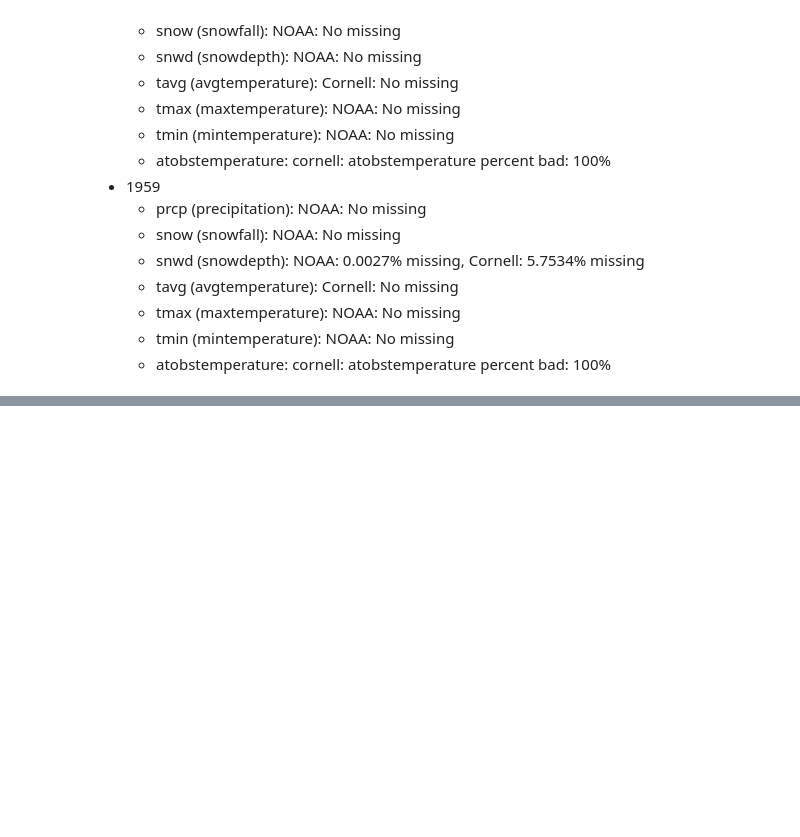
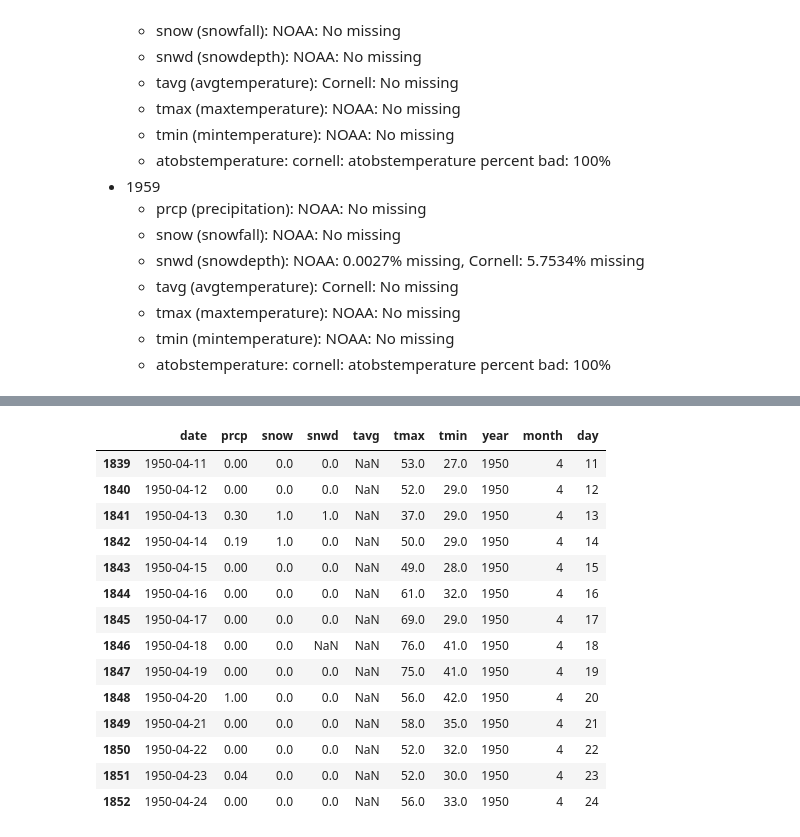
Before and after one commit to mrp10005/Bradley_CT_Weather, a Jupyter notebook: Bradley_Data_Cleansing_1_1_1943_12_31_2023.ipynb, the cells around one changed output, grey strips where cells are left out. Drawn from its saved outputs; the diff is of its cells as text; code cells hidden in the pictures; blank space fills up the shorter version.

```diff
--- a/Bradley_Data_Cleansing_1_1_1943_12_31_2023.ipynb
+++ b/Bradley_Data_Cleansing_1_1_1943_12_31_2023.ipynb
@@ -708,0 +796,6 @@ df_cornell[(df_cornell['avgtemperature'].isin([' M'])) & (df_cornell['date']>='1
+# %%
+# noaa tmax
+df.iloc[1039,5] = 39.9
+# %%
+# noaa tavg
+df.iloc[1039,4] = (39.9+29)/2
@@ -897,0 +1048,19 @@ df_cornell.shape
+# %%
+#### 1950-04-18
+df[(df['date'] >= '1950-04-11') & (df['date'] <= '1950-04-24')]
+# %% [output]
+|  | date | prcp | snow | snwd | tavg | tmax | tmin | year | month | day |
+| 1839 | 1950-04-11 | 0.00 | 0.0 | 0.0 | NaN | 53.0 | 27.0 | 1950 | 4 | 11 |
+| 1840 | 1950-04-12 | 0.00 | 0.0 | 0.0 | NaN | 52.0 | 29.0 | 1950 | 4 | 12 |
+| 1841 | 1950-04-13 | 0.30 | 1.0 | 1.0 | NaN | 37.0 | 29.0 | 1950 | 4 | 13 |
+| 1842 | 1950-04-14 | 0.19 | 1.0 | 0.0 | NaN | 50.0 | 29.0 | 1950 | 4 | 14 |
+| 1843 | 1950-04-15 | 0.00 | 0.0 | 0.0 | NaN | 49.0 | 28.0 | 1950 | 4 | 15 |
+| 1844 | 1950-04-16 | 0.00 | 0.0 | 0.0 | NaN | 61.0 | 32.0 | 1950 | 4 | 16 |
+| 1845 | 1950-04-17 | 0.00 | 0.0 | 0.0 | NaN | 69.0 | 29.0 | 1950 | 4 | 17 |
+| 1846 | 1950-04-18 | 0.00 | 0.0 | NaN | NaN | 76.0 | 41.0 | 1950 | 4 | 18 |
+| 1847 | 1950-04-19 | 0.00 | 0.0 | 0.0 | NaN | 75.0 | 41.0 | 1950 | 4 | 19 |
+| 1848 | 1950-04-20 | 1.00 | 0.0 | 0.0 | NaN | 56.0 | 42.0 | 1950 | 4 | 20 |
+| 1849 | 1950-04-21 | 0.00 | 0.0 | 0.0 | NaN | 58.0 | 35.0 | 1950 | 4 | 21 |
+| 1850 | 1950-04-22 | 0.00 | 0.0 | 0.0 | NaN | 52.0 | 32.0 | 1950 | 4 | 22 |
+| 1851 | 1950-04-23 | 0.04 | 0.0 | 0.0 | NaN | 52.0 | 30.0 | 1950 | 4 | 23 |
+| 1852 | 1950-04-24 | 0.00 | 0.0 | 0.0 | NaN | 56.0 | 33.0 | 1950 | 4 | 24 |
```
Also changed, not shown: parts of 32 cells of this notebook.
